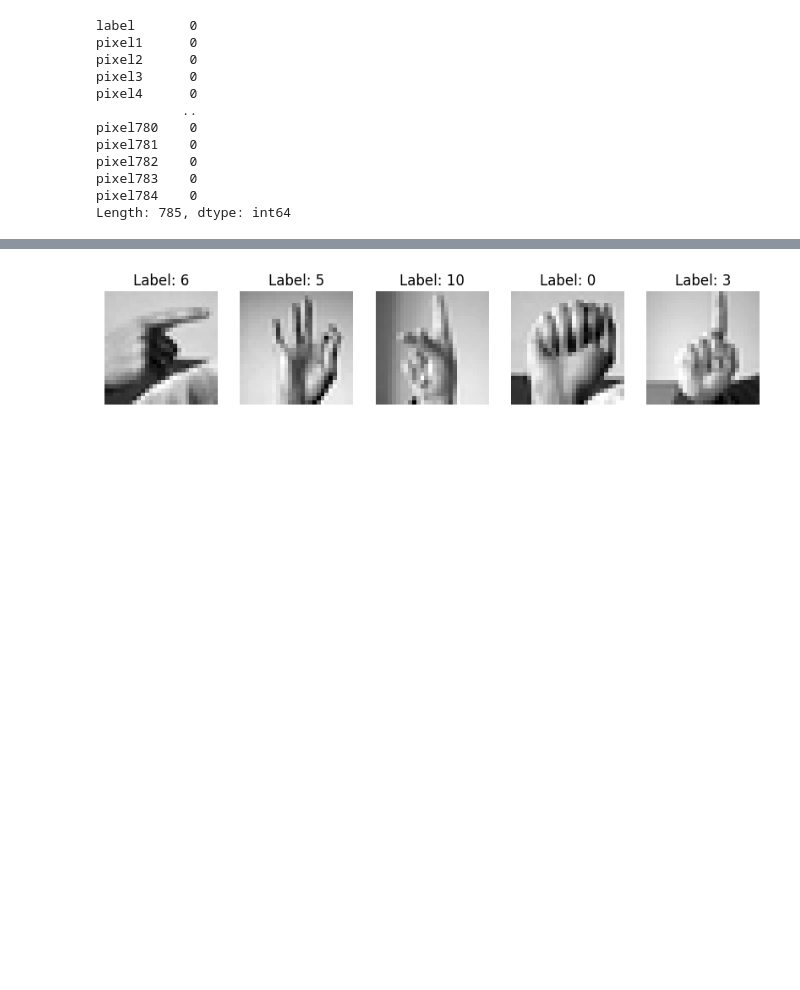
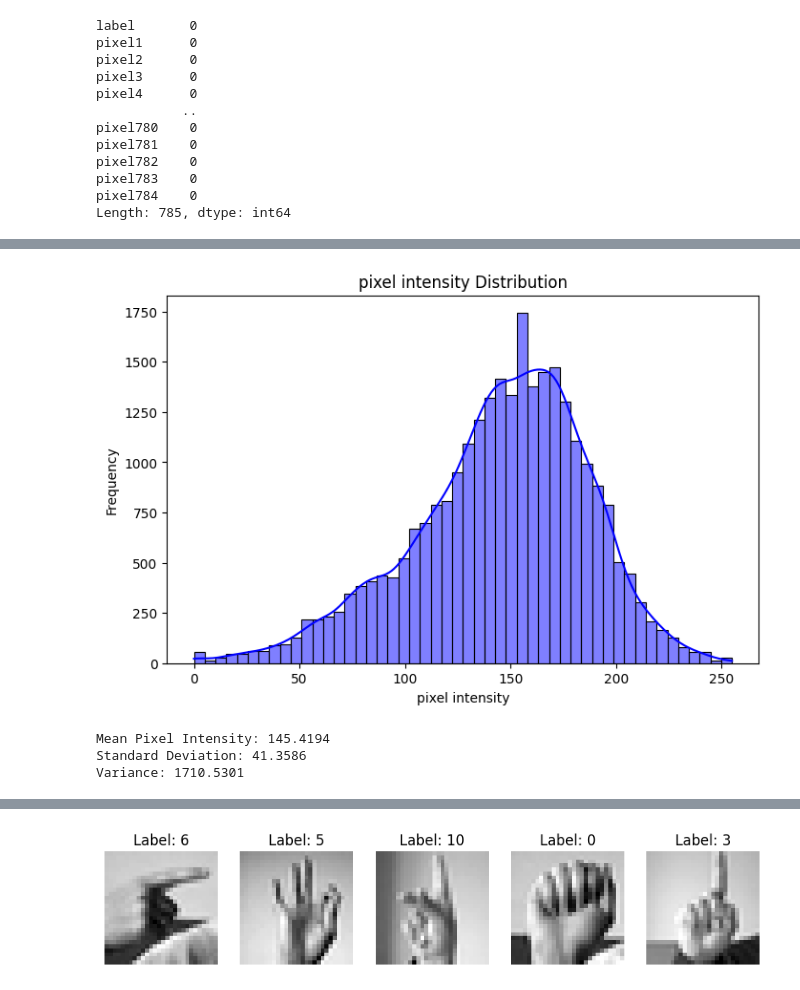
Before and after one commit to walethewave/Sign-Language-Hand-Gesture-Recognition-Using--CNN, a Jupyter notebook: Hand_recognition.ipynb, the cells around one changed output, grey strips where cells are left out. Saved outputs shown, nothing was run; the diff lists cells and outputs as text; code cells hidden in the pictures; blank space fills up the shorter version.

```diff
--- a/Hand_recognition.ipynb
+++ b/Hand_recognition.ipynb
@@ -104,0 +150,25 @@ Length: 785, dtype: int64
+# %%
+# visualizing the pixel intensity distributions
+plt.figure(figsize=(8,5))
+sns.histplot(sign_train.iloc[:,1].values.flatten(), bins=50, kde=True, color='blue')
+plt.title('pixel intensity Distribution')
+plt.xlabel('pixel intensity')
+plt.ylabel('Frequency Intensity')
+plt.ylabel('Frequency')
+plt.show()
+# %% [output]
+[figure, added]
+# %%
+# compute mean, variance, standard deviatio for features
+means = sign_train.iloc[:,1].mean(axis=0)
+stds = sign_train.iloc[:,1].std(axis=0)
+variances = sign_train.iloc[:,1].var(axis=0)
+
+
+print(f"Mean Pixel Intensity: {np.mean(means):.4f}")
+print(f"Standard Deviation: {np.mean(stds):.4f}")
+print(f"Variance: {np.mean(variances):.4f}")
+# %% [output]
+Mean Pixel Intensity: 145.4194
+Standard Deviation: 41.3586
+Variance: 1710.5301
```
Also changed, not shown: parts of 11 cells of this notebook.
